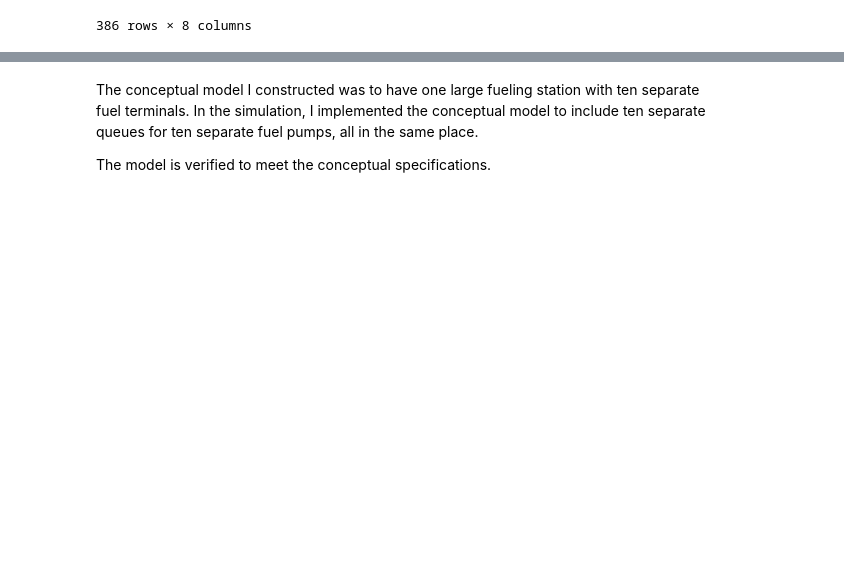
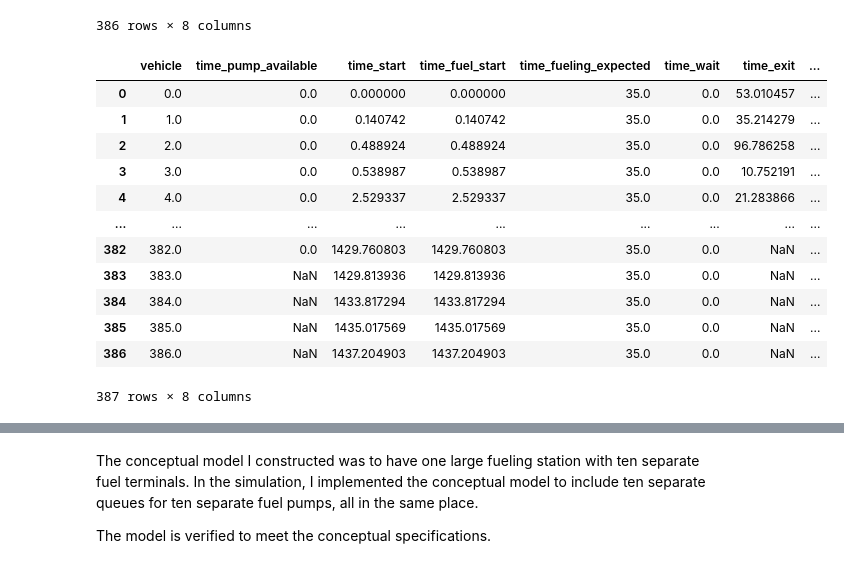
Before and after one commit to st3vejobs/DATA-604, a Jupyter notebook: final_project/DATA_604_Final_Project.ipynb, the cells around one changed output, grey strips where cells are left out. Cells and saved outputs as stored; diff of their text form; code cells hidden in the pictures; blank space fills up the shorter version.

```diff
--- a/final_project/DATA_604_Final_Project.ipynb
+++ b/final_project/DATA_604_Final_Project.ipynb
@@ -388,3 +405,19 @@ run_simulation(10,avg_time_between,45)
 | 384 | 384.0 | NaN | 1434.421675 | NaN | 45.0 | NaN | NaN | ... |
 | 385 | 385.0 | NaN | 1439.835141 | NaN | 45.0 | NaN | NaN | ... |
 386 rows × 8 columns
+# %%
+run_simulation(10,avg_time_between,35)
+# %% [output]
+|  | vehicle | time_pump_available | time_start | time_fuel_start | time_fueling_expected | time_wait | time_exit | ... |
+| 0 | 0.0 | 0.0 | 0.000000 | 0.000000 | 35.0 | 0.0 | 53.010457 | ... |
+| 1 | 1.0 | 0.0 | 0.140742 | 0.140742 | 35.0 | 0.0 | 35.214279 | ... |
+| 2 | 2.0 | 0.0 | 0.488924 | 0.488924 | 35.0 | 0.0 | 96.786258 | ... |
+| 3 | 3.0 | 0.0 | 0.538987 | 0.538987 | 35.0 | 0.0 | 10.752191 | ... |
+| 4 | 4.0 | 0.0 | 2.529337 | 2.529337 | 35.0 | 0.0 | 21.283866 | ... |
+| ... | ... | ... | ... | ... | ... | ... | ... | ... |
+| 382 | 382.0 | 0.0 | 1429.760803 | 1429.760803 | 35.0 | 0.0 | NaN | ... |
+| 383 | 383.0 | NaN | 1429.813936 | 1429.813936 | 35.0 | 0.0 | NaN | ... |
+| 384 | 384.0 | NaN | 1433.817294 | 1433.817294 | 35.0 | 0.0 | NaN | ... |
+| 385 | 385.0 | NaN | 1435.017569 | 1435.017569 | 35.0 | 0.0 | NaN | ... |
+| 386 | 386.0 | NaN | 1437.204903 | 1437.204903 | 35.0 | 0.0 | NaN | ... |
+387 rows × 8 columns
```
Also changed, not shown: parts of 43 cells of this notebook.
